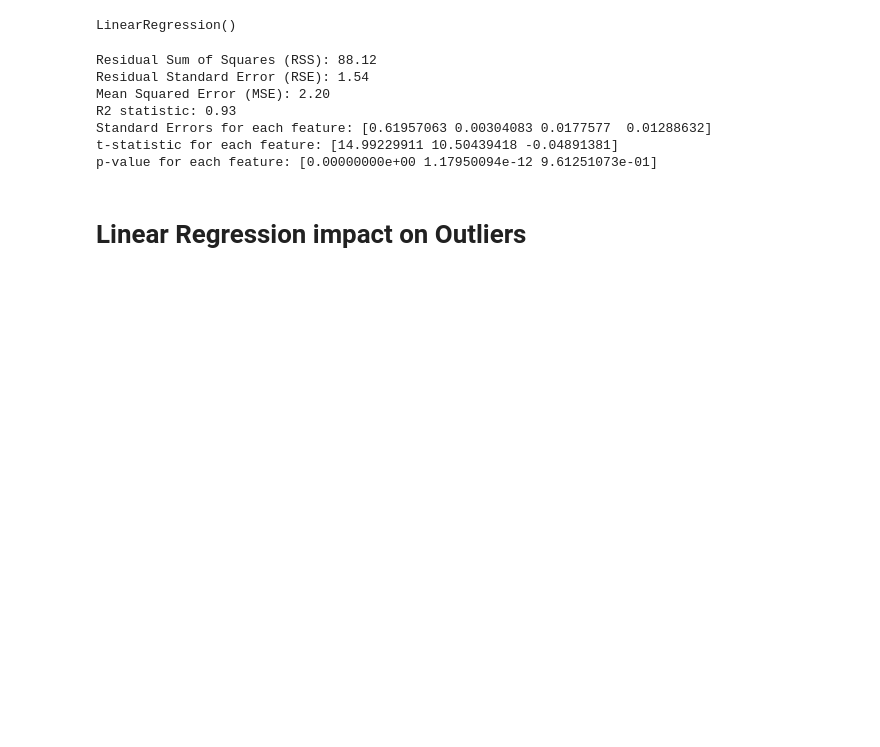
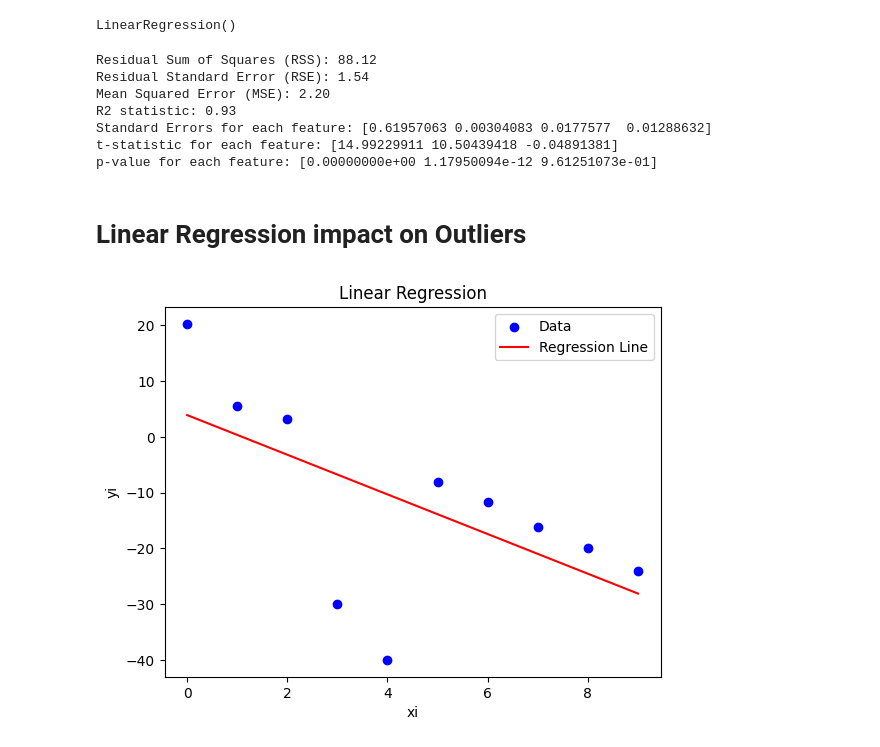
Before and after one commit to ClaranceLGS/EN315-Pattern-Recognition, a Jupyter notebook: Assignment 1/EN3150_200094R_A01.ipynb, the cells around one changed output. Drawn from its saved outputs; the diff is of its cells as text; code cells hidden in the pictures; blank space fills up the shorter version.

```diff
--- a/Assignment 1/EN3150_200094R_A01.ipynb
+++ b/Assignment 1/EN3150_200094R_A01.ipynb
@@ -155,3 +155,22 @@ t-statistic for each feature: [14.99229911 10.50439418 -0.04891381]
 p-value for each feature: [0.00000000e+00 1.17950094e-12 9.61251073e-01]
 # %% [markdown]
 <h1>Linear Regression impact on Outliers</h1>
+# %%
+# Data
+xi = np.array([0, 1, 2, 3, 4, 5, 6, 7, 8, 9])
+yi = np.array([20.26, 5.61, 3.14, -30.00, -40.00, -8.13, -11.73, -16.08, -19.95, -24.03])
+# Calculating the Coefficients of the Linear Regression Model
+slope, intercept = np.polyfit(xi, yi, 1)
+# Creating the Linear Regression Model
+regression_line = slope * xi + intercept
+# Scatter Plot of the Data
+plt.scatter(xi, yi, label='Data', color='blue')
+# Plotting the Regression Line
+plt.plot(xi, regression_line, label='Regression Line', color='red')
+plt.xlabel('xi')
+plt.ylabel('yi')
+plt.legend()
+plt.title('Linear Regression')
+plt.show()
+# %% [output]
+[figure, added]
```
Also changed, not shown: parts of 4 cells of this notebook.
